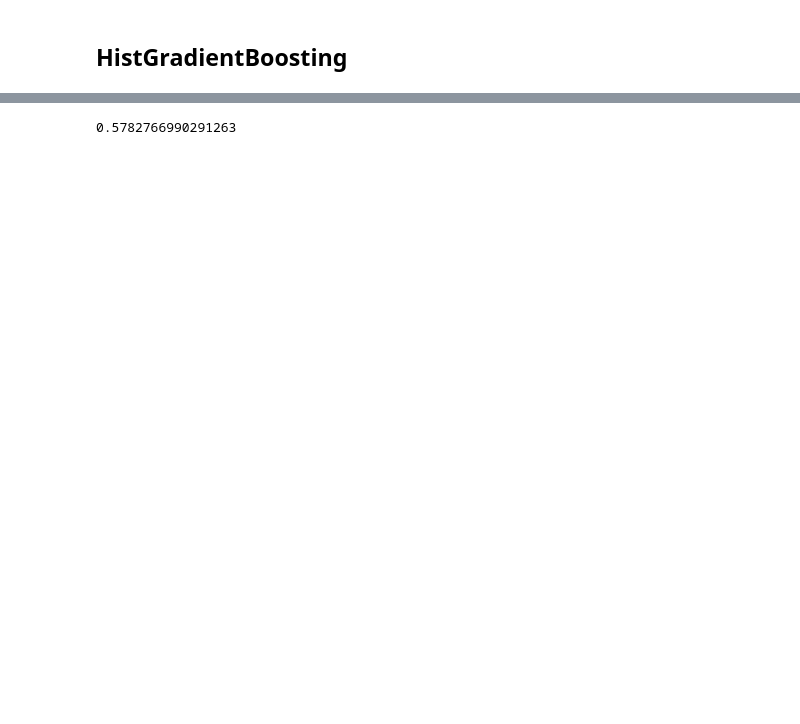
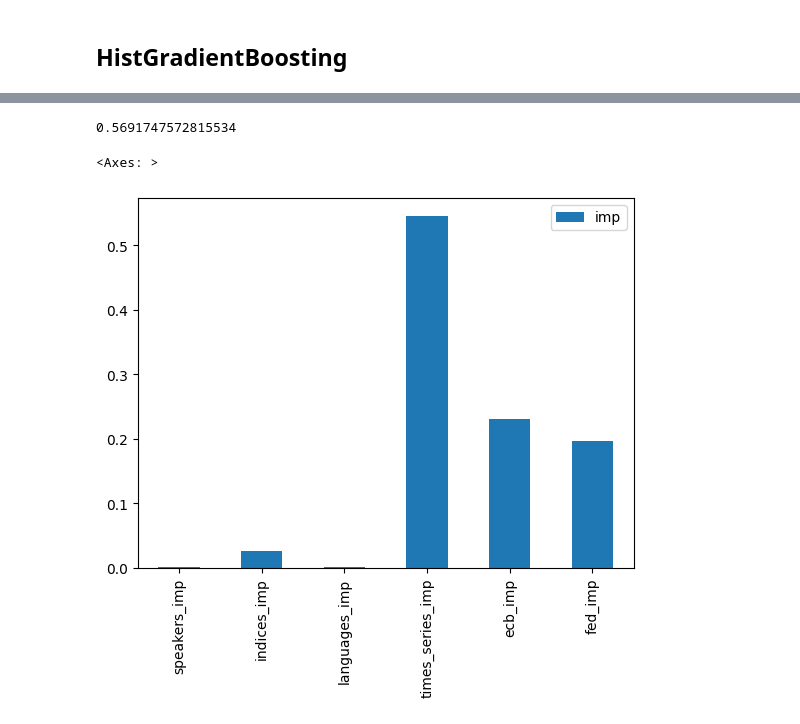
Before and after one commit to vincent-lagarde/Challenge_Natixis_NLP_Finance, a Jupyter notebook: notebooks/data_model.ipynb, the cells around one changed output, grey strips where cells are left out. Cells and saved outputs as stored; diff of their text form; code cells hidden in the pictures; blank space fills up the shorter version.

Commit message:
:sparkles: W2Vec/RandomForest

```diff
--- a/notebooks/data_model.ipynb
+++ b/notebooks/data_model.ipynb
@@ -130,7 +139,7 @@ Index(['Index - 9', 'Index - 8', 'Index - 7', 'Index - 6', 'Index - 5',
 # %% [markdown]
 #### Vocabulary
 # %%
-word2id_7500,id2word_7500 = vocabulary(X_train.text_concat_ecb,7500)
+word2id_7500,word_counts_7500 = vocabulary(X_train.text_concat_ecb,7500)
 # %% [markdown]
 #### Co-occurence Matrix
 # %%
@@ -176,0 +187,2 @@ Plus proches voisins de financial selon la distance 'euclidean':
+# %%
+word2id_7500, word_counts_7500 = vocabulary(X_train.text_concat_ecb,7500)
@@ -314,0 +531,4 @@ clf_boost2.score(X_train_concat, y_train)
+# %%
+rf = RandomForestClassifier()
+rf.fit(X_train_concat, np.array(y_train).ravel())
+rf.score(X_train_concat, y_train)
@@ -315,4 +558,16 @@ clf_boost2.score(X_train_concat, y_train)
 # %%
-clf_boost2.score(X_test_concat,y_test)
+rf.score(X_test_concat,y_test)
 # %% [output]
-0.5782766990291263
+0.5691747572815534
+# %%
+importances = rf.feature_importances_
+imp_dict = {"speakers_imp" : np.sum(importances[:4]),
+"indices_imp" : np.sum(importances[4:13]),
+"languages_imp" : np.sum(importances[13:18]),
+"times_series_imp" : np.sum(importances[18:43]),
+"ecb_imp" : np.sum(importances[43:243]),
+"fed_imp" : np.sum(importances[243:])}
+pd.DataFrame.from_dict(imp_dict,orient="index").rename({0:"imp"},axis=1).plot(kind="bar")
+# %% [output]
+<Axes: >
+[figure, added]
```
Also changed, not shown: parts of 49 cells of this notebook, 2 other files.
